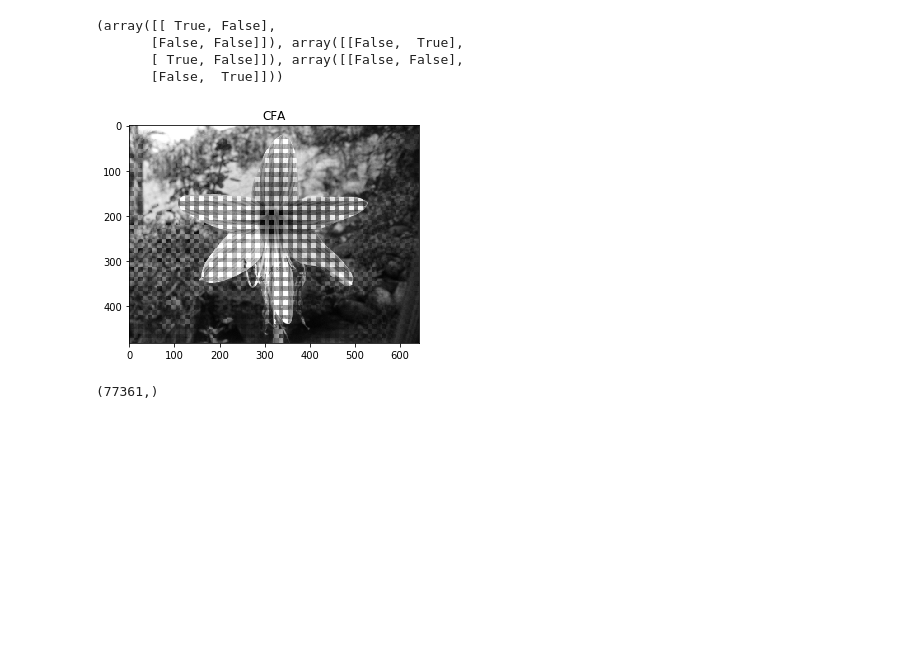
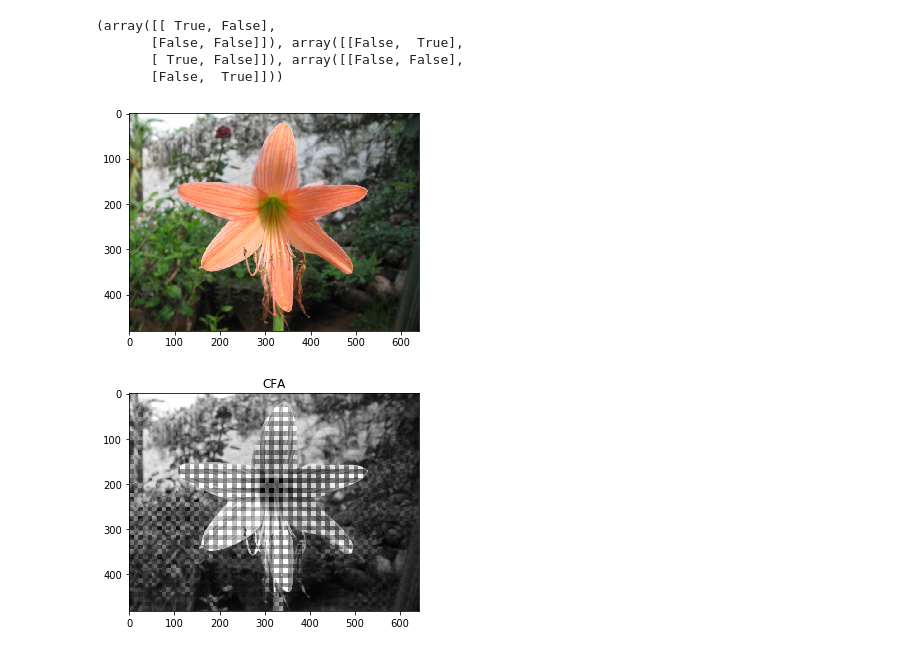
Before and after one commit to saisk8/Color-Image-Processing, a Jupyter notebook: Assignment-2/Assignment-2.ipynb, the cells around one changed output. Drawn from its saved outputs; the diff is of its cells as text; code cells hidden in the pictures; blank space fills up the shorter version.

```diff
--- a/Assignment-2/Assignment-2.ipynb
+++ b/Assignment-2/Assignment-2.ipynb
@@ -80,6 +80,7 @@ print(masks((2,2 ), 'RGGB'))
        [False,  True]]))
 # %%
 def colour_filter(image, _filter):
+    image = cv2.copyMakeBorder(img, 1, 1, 1, 1, cv2.BORDER_CONSTANT)
     (height, width, channals) = image.shape
     img_cfa = np.zeros(image.shape[:2])
 
@@ -95,15 +96,13 @@ def colour_filter(image, _filter):
 # %%
 img = cv2.imread('Images/orange-flower.ppm')
 img = cv2.cvtColor(img, cv2.COLOR_BGR2RGB)
-img = cv2.copyMakeBorder(img, 1, 1, 1, 1, cv2.BORDER_CONSTANT)
+plt.imshow(img)
+plt.show()
 _filter = np.array([[1,2],[0,2]])
-output, _0, _1, _2 = colour_filter(img, _filter)
+output, _r, _g, _b = colour_filter(img, _filter)
 plt.imshow(output,cmap='gray')
 plt.title('CFA')
 plt.show()
 # %% [output]
-[figure, old version]
+[figure, new version]
+[figure, added]
-# %%
-img[:,:, 0][_0 == True].shape
-# %% [output]
-(77361,)
```
Also changed, not shown: parts of 6 cells of this notebook.
